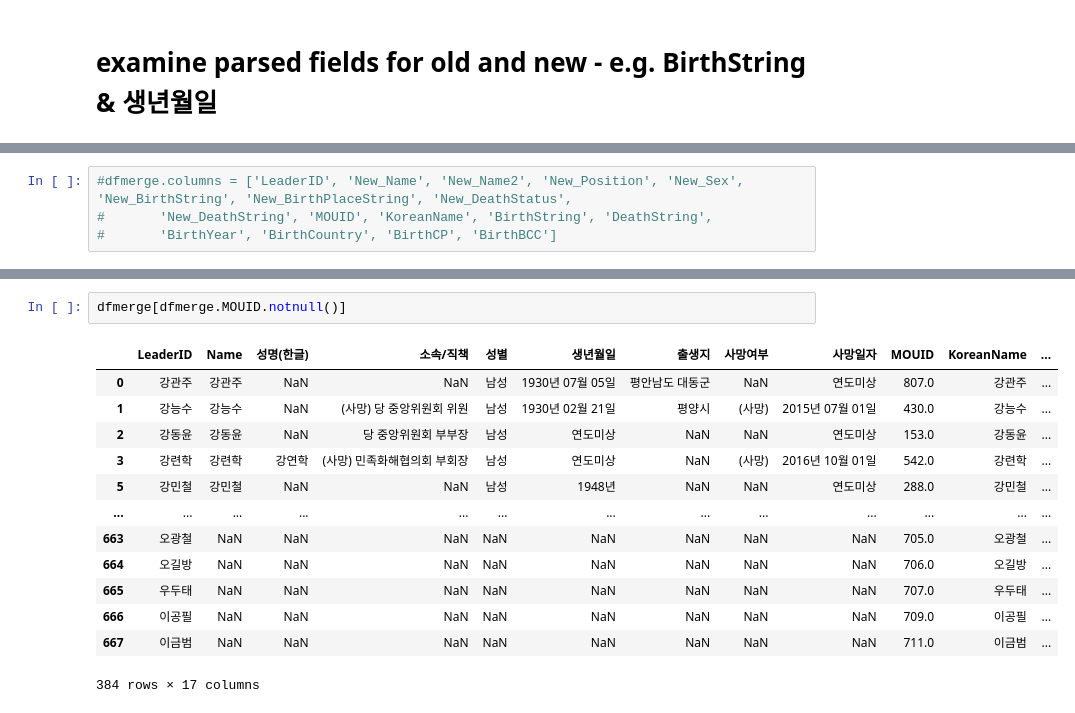
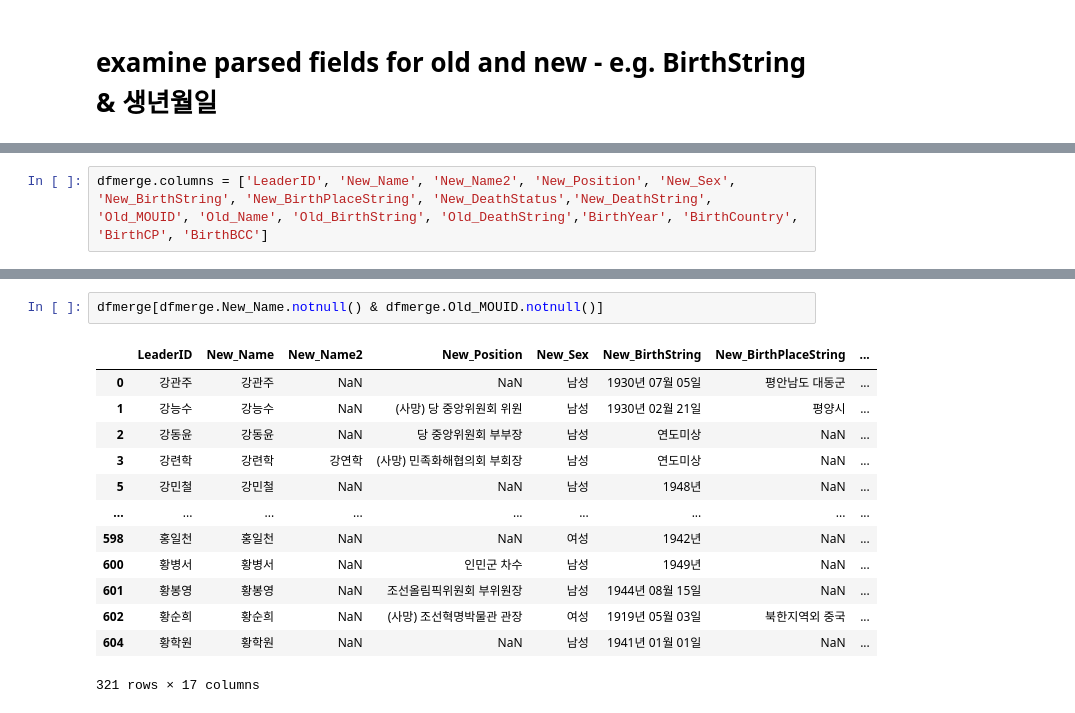
Before and after one commit to seouljake/nkelites, a Jupyter notebook: scripts/2_compare old and new elite names.ipynb, the cells around one changed output, grey strips where cells are left out. Drawn from its saved outputs; the diff is of its cells as text.

```diff
--- a/scripts/2_compare old and new elite names.ipynb
+++ b/scripts/2_compare old and new elite names.ipynb
@@ -224,4 +229,2 @@ dfnew
 # %%
-#dfmerge.columns = ['LeaderID', 'New_Name', 'New_Name2', 'New_Position', 'New_Sex', 'New_BirthString', 'New_BirthPlaceString', 'New_DeathStatus',
-#       'New_DeathString', 'MOUID', 'KoreanName', 'BirthString', 'DeathString',
-#       'BirthYear', 'BirthCountry', 'BirthCP', 'BirthBCC']
+dfmerge.columns = ['LeaderID', 'New_Name', 'New_Name2', 'New_Position', 'New_Sex', 'New_BirthString', 'New_BirthPlaceString', 'New_DeathStatus','New_DeathString', 'Old_MOUID', 'Old_Name', 'Old_BirthString', 'Old_DeathString','BirthYear', 'BirthCountry', 'BirthCP', 'BirthBCC']
@@ -233,16 +247,16 @@ Index(['LeaderID', 'Name', '성명(한글)', '소속/직책', '성별', '생년
 # %%
-dfmerge[dfmerge.MOUID.notnull()]
+dfmerge[dfmerge.New_Name.notnull() & dfmerge.Old_MOUID.notnull()]
 # %% [output]
-|  | LeaderID | Name | 성명(한글) | 소속/직책 | 성별 | 생년월일 | 출생지 | 사망여부 | 사망일자 | MOUID | KoreanName | ... |
-| 0 | 강관주 | 강관주 | NaN | NaN | 남성 | 1930년 07월 05일 | 평안남도 대동군 | NaN | 연도미상 | 807.0 | 강관주 | ... |
-| 1 | 강능수 | 강능수 | NaN | (사망) 당 중앙위원회 위원 | 남성 | 1930년 02월 21일 | 평양시 | (사망) | 2015년 07월 01일 | 430.0 | 강능수 | ... |
-| 2 | 강동윤 | 강동윤 | NaN | 당 중앙위원회 부부장 | 남성 | 연도미상 | NaN | NaN | 연도미상 | 153.0 | 강동윤 | ... |
-| 3 | 강련학 | 강련학 | 강연학 | (사망) 민족화해협의회 부회장 | 남성 | 연도미상 | NaN | (사망) | 2016년 10월 01일 | 542.0 | 강련학 | ... |
-| 5 | 강민철 | 강민철 | NaN | NaN | 남성 | 1948년 | NaN | NaN | 연도미상 | 288.0 | 강민철 | ... |
-| ... | ... | ... | ... | ... | ... | ... | ... | ... | ... | ... | ... | ... |
-| 663 | 오광철 | NaN | NaN | NaN | NaN | NaN | NaN | NaN | NaN | 705.0 | 오광철 | ... |
-| 664 | 오길방 | NaN | NaN | NaN | NaN | NaN | NaN | NaN | NaN | 706.0 | 오길방 | ... |
-| 665 | 우두태 | NaN | NaN | NaN | NaN | NaN | NaN | NaN | NaN | 707.0 | 우두태 | ... |
-| 666 | 이공필 | NaN | NaN | NaN | NaN | NaN | NaN | NaN | NaN | 709.0 | 이공필 | ... |
-| 667 | 이금범 | NaN | NaN | NaN | NaN | NaN | NaN | NaN | NaN | 711.0 | 이금범 | ... |
+|  | LeaderID | New_Name | New_Name2 | New_Position | New_Sex | New_BirthString | New_BirthPlaceString | ... |
+| 0 | 강관주 | 강관주 | NaN | NaN | 남성 | 1930년 07월 05일 | 평안남도 대동군 | ... |
+| 1 | 강능수 | 강능수 | NaN | (사망) 당 중앙위원회 위원 | 남성 | 1930년 02월 21일 | 평양시 | ... |
+| 2 | 강동윤 | 강동윤 | NaN | 당 중앙위원회 부부장 | 남성 | 연도미상 | NaN | ... |
+| 3 | 강련학 | 강련학 | 강연학 | (사망) 민족화해협의회 부회장 | 남성 | 연도미상 | NaN | ... |
+| 5 | 강민철 | 강민철 | NaN | NaN | 남성 | 1948년 | NaN | ... |
+| ... | ... | ... | ... | ... | ... | ... | ... | ... |
+| 598 | 홍일천 | 홍일천 | NaN | NaN | 여성 | 1942년 | NaN | ... |
+| 600 | 황병서 | 황병서 | NaN | 인민군 차수 | 남성 | 1949년 | NaN | ... |
+| 601 | 황봉영 | 황봉영 | NaN | 조선올림픽위원회 부위원장 | 남성 | 1944년 08월 15일 | NaN | ... |
+| 602 | 황순희 | 황순희 | NaN | (사망) 조선혁명박물관 관장 | 여성 | 1919년 05월 03일 | 북한지역외 중국 | ... |
+| 604 | 황학원 | 황학원 | NaN | NaN | 남성 | 1941년 01월 01일 | NaN | ... |
-384 rows × 17 columns
+321 rows × 17 columns
```
Also changed, not shown: parts of 16 cells of this notebook, 2 other files.
